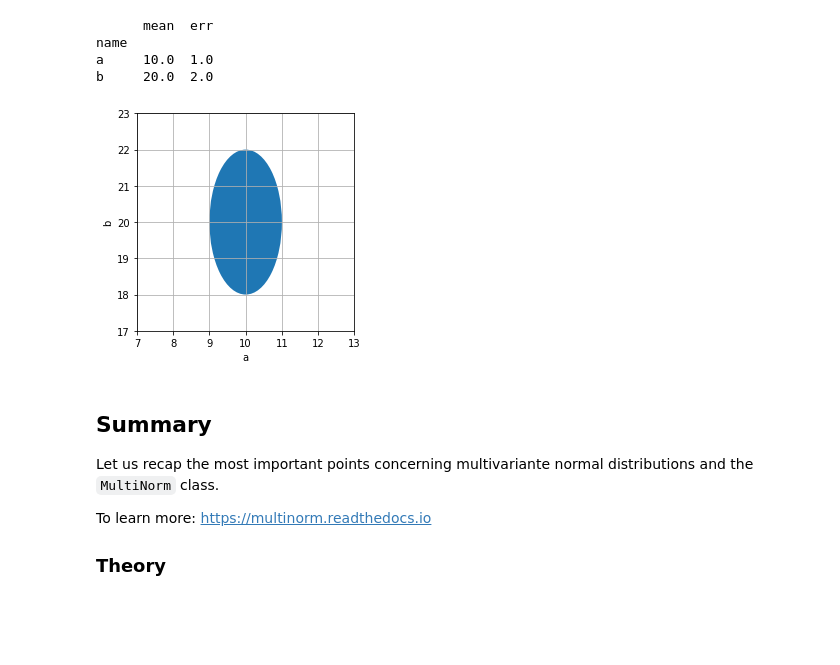
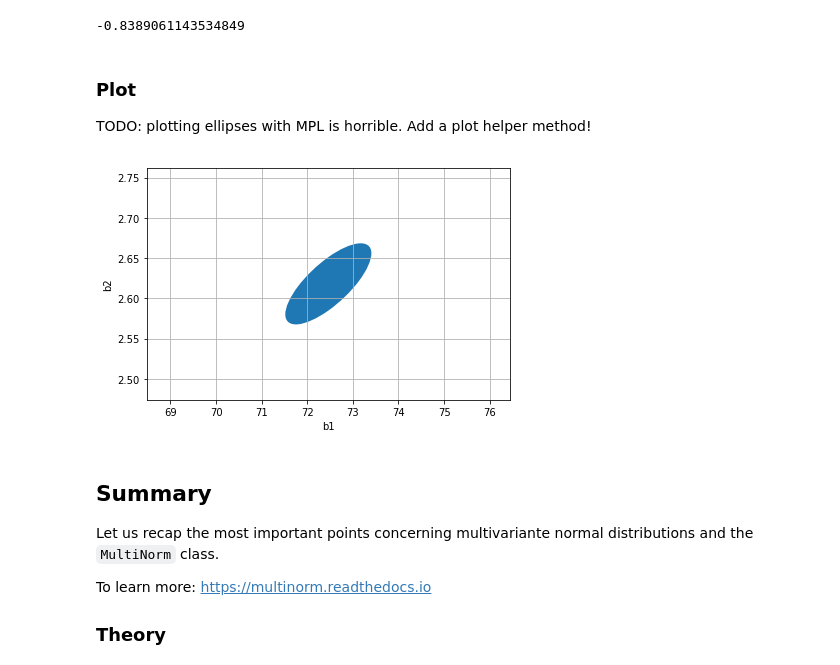
Before and after one commit to cdeil/multinorm, a Jupyter notebook: multinorm.ipynb, the cells around one changed output. Saved outputs shown, nothing was run; the diff lists cells and outputs as text; code cells hidden in the pictures; blank space fills up the shorter version.

```diff
--- a/multinorm.ipynb
+++ b/multinorm.ipynb
@@ -24,0 +52,6 @@ TODO: Fit with scipy, analyse fit result with `MultiNorm`.
+# %%
+data = pd.DataFrame({
+    'x': [9, 14, 21, 28, 42, 57, 63, 70, 79],
+    'y': [8.93, 10.80, 18.59, 22.33, 39.35, 56.11, 61.73, 64.62, 67.08],
+})
+data.T
@@ -24,0 +85,3 @@ TODO: Fit with scipy, analyse fit result with `MultiNorm`.
+# %%
+def model(x, b1, b2, b3):
+    return b1 / (1 + np.exp(b2 - b3 *x))
@@ -24,0 +92,8 @@ TODO: Fit with scipy, analyse fit result with `MultiNorm`.
+# %%
+p0 = (100, 1, 0.1)
+popt, pcov = scipy.optimize.curve_fit(
+    f=model,
+    xdata=data["x"],
+    ydata=data["y"],
+    p0=p0,
+)
@@ -32,0 +118,2 @@ mn = MultiNorm(mean, covariance, names)
+# %%
+mn = MultiNorm(mean=popt, cov=pcov, names=["b1", "b2", "b3"])
@@ -41,23 +230,28 @@ mn.pandas_summary
+# %%
+mn.pandas_correlation.loc["b1", "b3"]
+# %% [output]
+-0.8389061143534849
+# %% [markdown]
+### Plot
+
+TODO: plotting ellipses with MPL is horrible. Add a plot helper method!
 # %%
-mn2 = mn.marginal(["a", "b"])
-print(mn2.pandas_summary)
+import matplotlib.pyplot as plt
+fig, ax = plt.subplots()
+ellipse = mn.fix("b3").to_matplotlib_ellipse()
+ax.add_artist(ellipse)
+ax.set_xlabel("b1")
+ax.set_ylabel("b2")
+# ax.set_xlim(7, 13)
+# ax.set_ylim(17, 23)
+ax.grid(True)
 
-import matplotlib.pyplot as plt
-fig, ax = plt.subplots(subplot_kw={'aspect': 'equal'})
-ellipse = mn2.to_matplotlib_ellipse()
-ax.add_artist(ellipse)
-ax.set_xlim(7, 13)
-ax.set_xlabel("a")
-ax.set_ylabel("b")
-ax.set_ylim(17, 23)
-ax.grid(True)
+plt.plot(mn["b1"].mean, mn["b2"].mean)
+plt.tight_layout()
+
 plt.show()
 # %% [output]
-      mean  err
-name
-a     10.0  1.0
-b     20.0  2.0
-[figure, old version]
+[figure, new version]
 # %% [markdown]
 ## Summary
 
```
Also changed, not shown: parts of 37 cells of this notebook.
